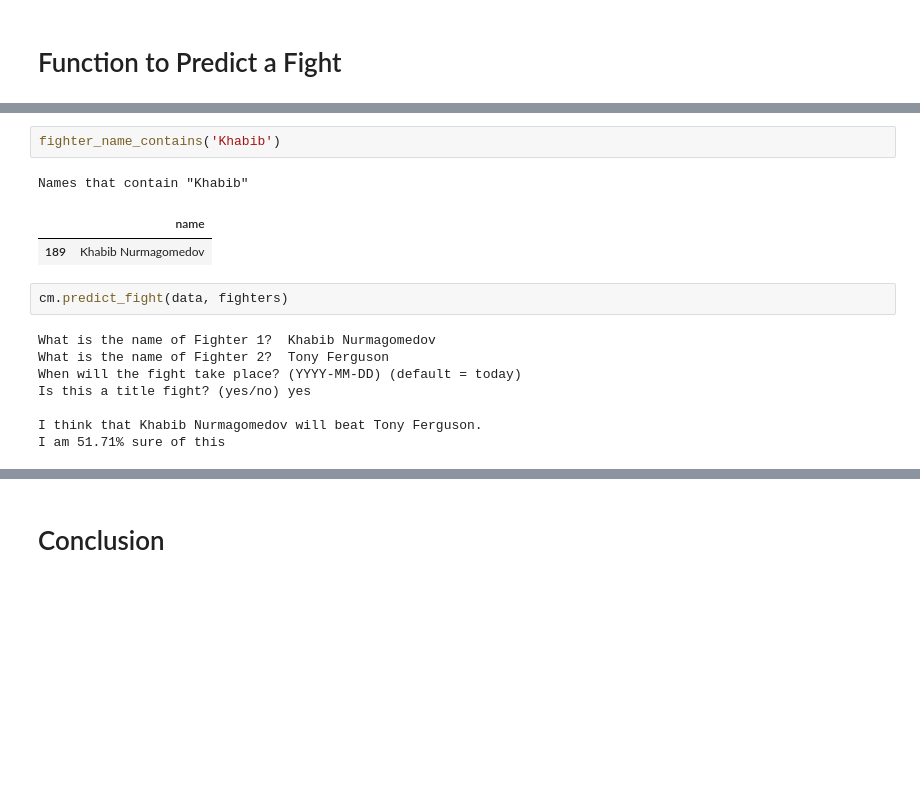
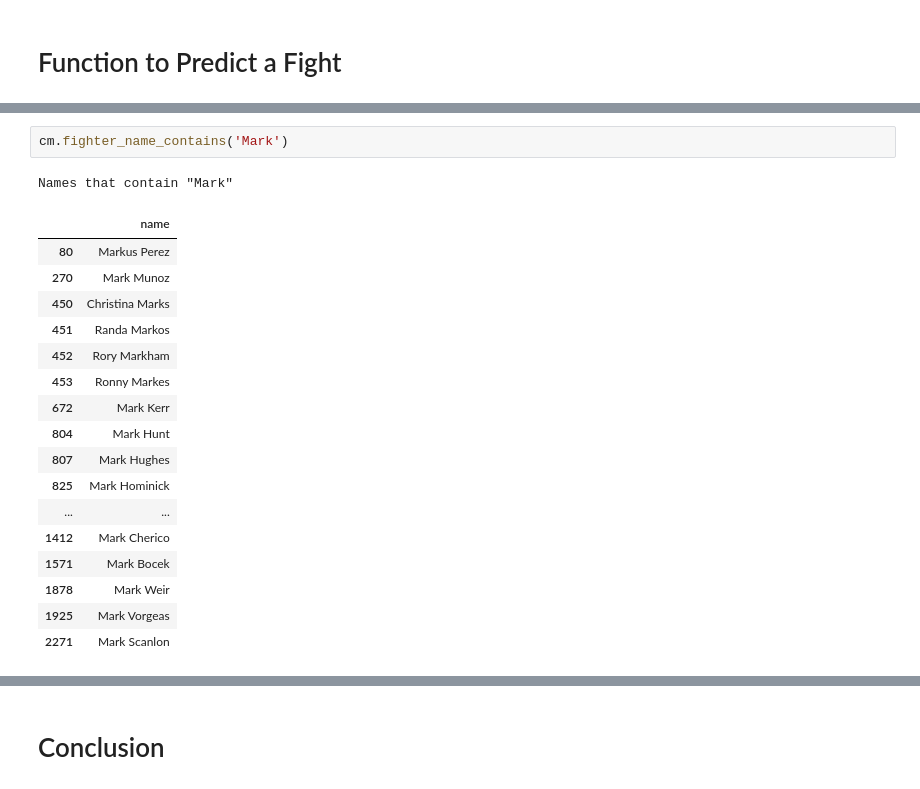
Before and after one commit to AdamBlomfield/machine_learning_ufc_data, a Jupyter notebook: notebooks/final_notebook.ipynb, the cells around one changed output, grey strips where cells are left out. Drawn from its saved outputs; the diff is of its cells as text; blank space fills up the shorter version.

```diff
--- a/notebooks/final_notebook.ipynb
+++ b/notebooks/final_notebook.ipynb
@@ -589,19 +555,24 @@ cm.random_fighter_names(fighters, num_fighters=10)
-# %%
-fighter_name_contains('Khabib')
-# %% [output]
-Names that contain "Khabib"
-|  | name |
-| 189 | Khabib Nurmagomedov |
-# %%
-cm.predict_fight(data, fighters)
-# %% [output]
-What is the name of Fighter 1?  Khabib Nurmagomedov
-What is the name of Fighter 2?  Tony Ferguson
-When will the fight take place? (YYYY-MM-DD) (default = today)
-Is this a title fight? (yes/no) yes
-
-I think that Khabib Nurmagomedov will beat Tony Ferguson.
-I am 51.71% sure of this
+# %%
+cm.fighter_name_contains('Mark')
+# %% [output]
+Names that contain "Mark"
+|  | name |
+| 80 | Markus Perez |
+| 270 | Mark Munoz |
+| 450 | Christina Marks |
+| 451 | Randa Markos |
+| 452 | Rory Markham |
+| 453 | Ronny Markes |
+| 672 | Mark Kerr |
+| 804 | Mark Hunt |
+| 807 | Mark Hughes |
+| 825 | Mark Hominick |
+| ... | ... |
+| 1412 | Mark Cherico |
+| 1571 | Mark Bocek |
+| 1878 | Mark Weir |
+| 1925 | Mark Vorgeas |
+| 2271 | Mark Scanlon |
 # %%
 cm.predict_fight(data, fighters)
 # %% [output]
```
Also changed, not shown: parts of 8 cells of this notebook, 3 other files.
